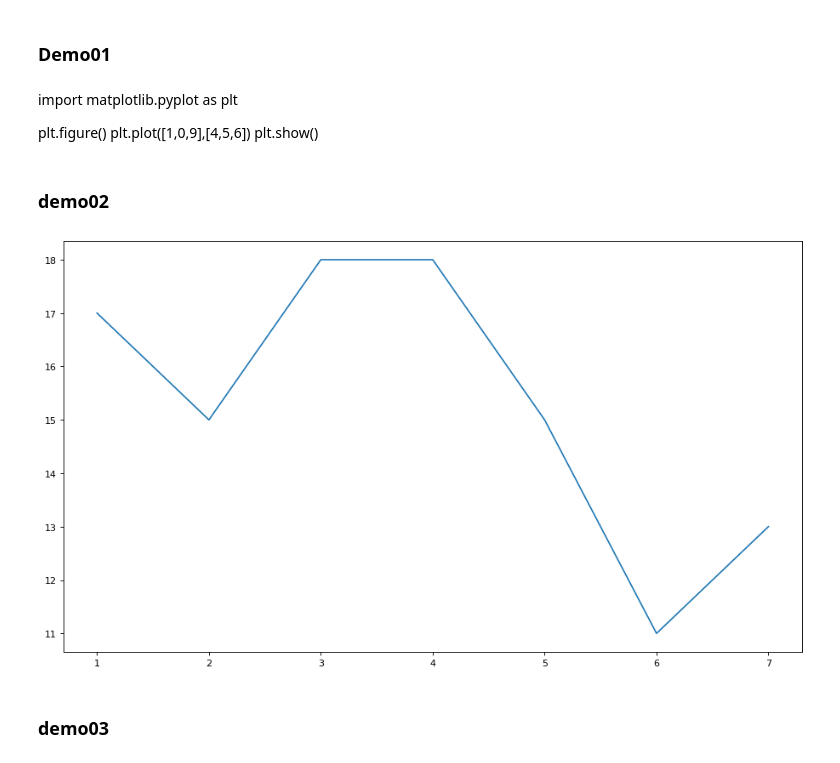
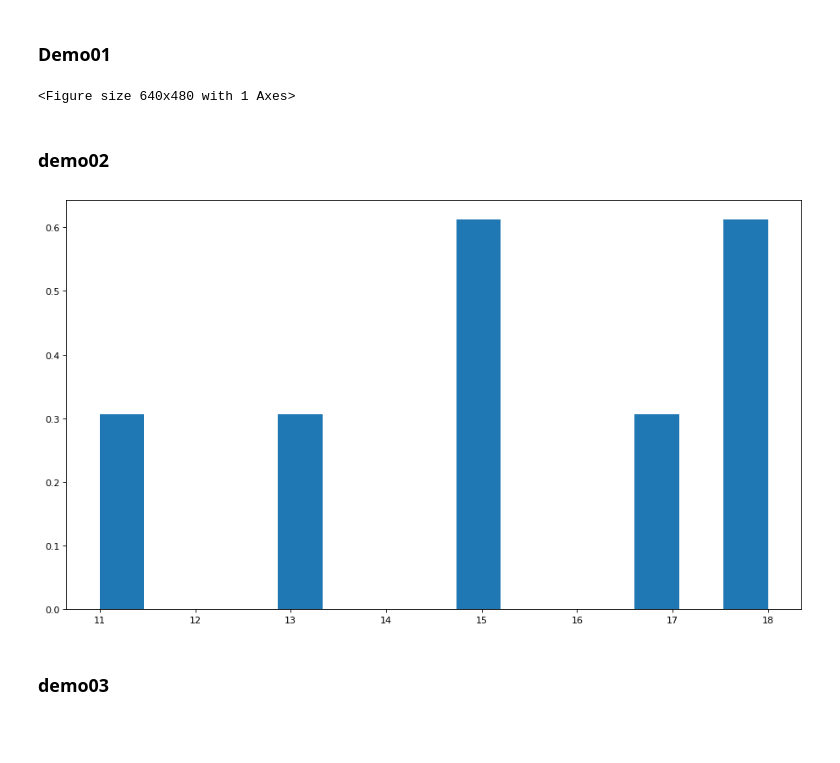
Before and after one commit to TOMMYWHY/python_advance_learning, a Jupyter notebook: 020_dataMining/matplotlib_learning01.ipynb, the cells around one changed output. Saved outputs shown, nothing was run; the diff lists cells and outputs as text; code cells hidden in the pictures; blank space fills up the shorter version.

```diff
--- a/020_dataMining/matplotlib_learning01.ipynb
+++ b/020_dataMining/matplotlib_learning01.ipynb
@@ -2,21 +2,28 @@
 ## matplotlib 使用
 # %% [markdown]
 ### Demo01
-# %% [markdown]
-import matplotlib.pyplot as plt
-
-plt.figure()
-plt.plot([1,0,9],[4,5,6])
-plt.show()
+# %%
+import matplotlib.pyplot as plt
+
+plt.figure()
+plt.plot([1,0,9],[4,5,6])
+plt.show()
+# %% [output]
+<Figure size 640x480 with 1 Axes>
 # %% [markdown]
 ### demo02
 # %%
 plt.figure(figsize=(14,8),dpi=80)
-plt.plot([1,2,3,4,5,6,7],[17,15,18,18,15,11,13])
+
+# plt.plot([1,2,3,4,5,6,7],[17,15,18,18,15,11,13])
+# plt.scatter([1,2,3,4,5,6,7],[17,15,18,18,15,11,13])
+# plt.bar([1,2,3,4,5,6,7],[17,15,18,18,15,11,13])
+plt.hist([17,15,18,18,15,11,13],bins=15,density=True)
+# plt.pie([17,15,38,58,15,11,13])
 plt.savefig("test.png")
 plt.show()
 # %% [output]
-[figure, old version]
+[figure, new version]
 # %% [markdown]
  ### demo03
 # %%
```
Also changed, not shown: parts of 3 cells of this notebook.
